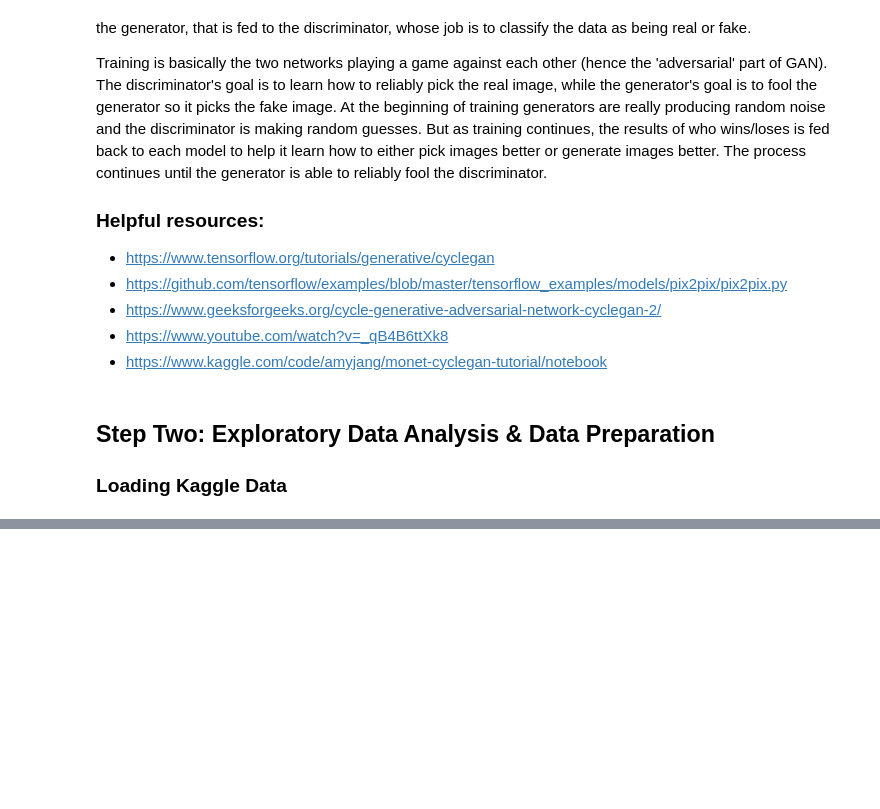
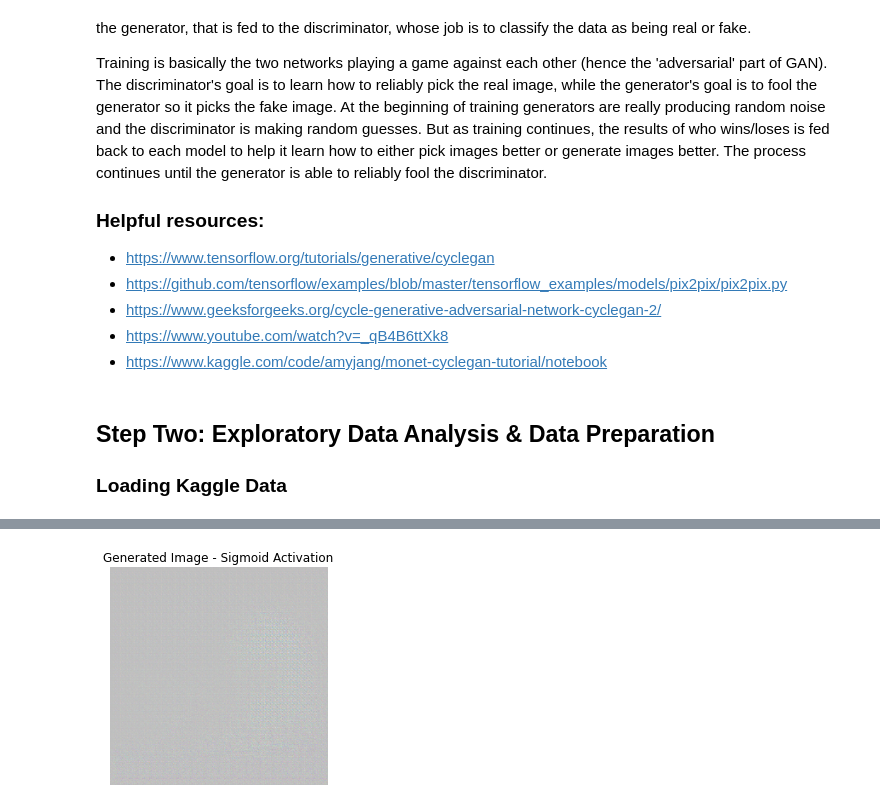
Before and after one commit to iffigueroa/kaggle-competitions, a Jupyter notebook: monet-stylized-gan-images.ipynb, the cells around one changed output, grey strips where cells are left out. Cells and saved outputs as stored; diff of their text form; code cells hidden in the pictures; blank space fills up the shorter version.

```diff
--- a/monet-stylized-gan-images.ipynb
+++ b/monet-stylized-gan-images.ipynb
@@ -348,0 +309,7 @@ def Discriminator():
+# %%
+monet_generator = Generator(activation = 'sigmoid')
+to_monet = monet_generator(example_photo)
+
+show_image_basic(to_monet[0], title= "Generated Image - Sigmoid Activation")
+# %% [output]
+[figure, added]
```
Also changed, not shown: parts of 61 cells of this notebook.
